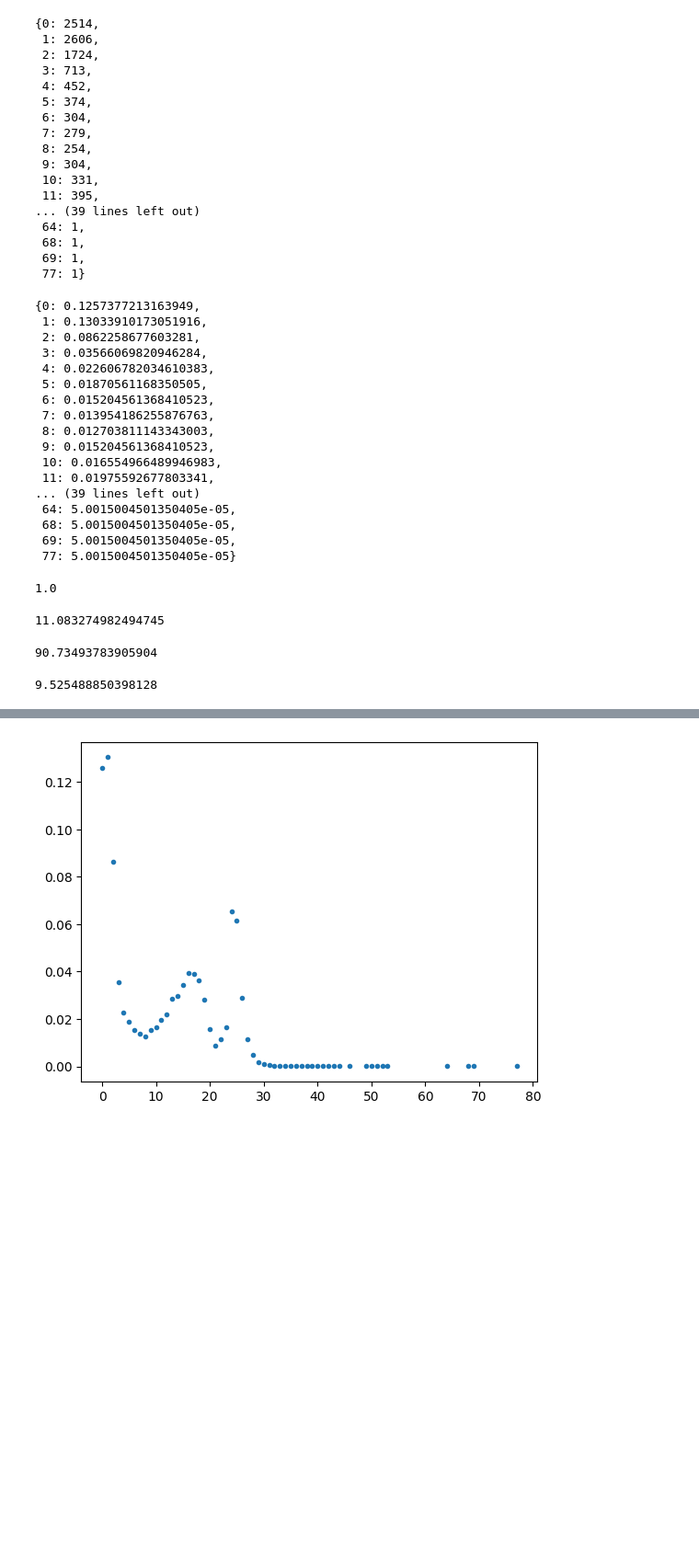
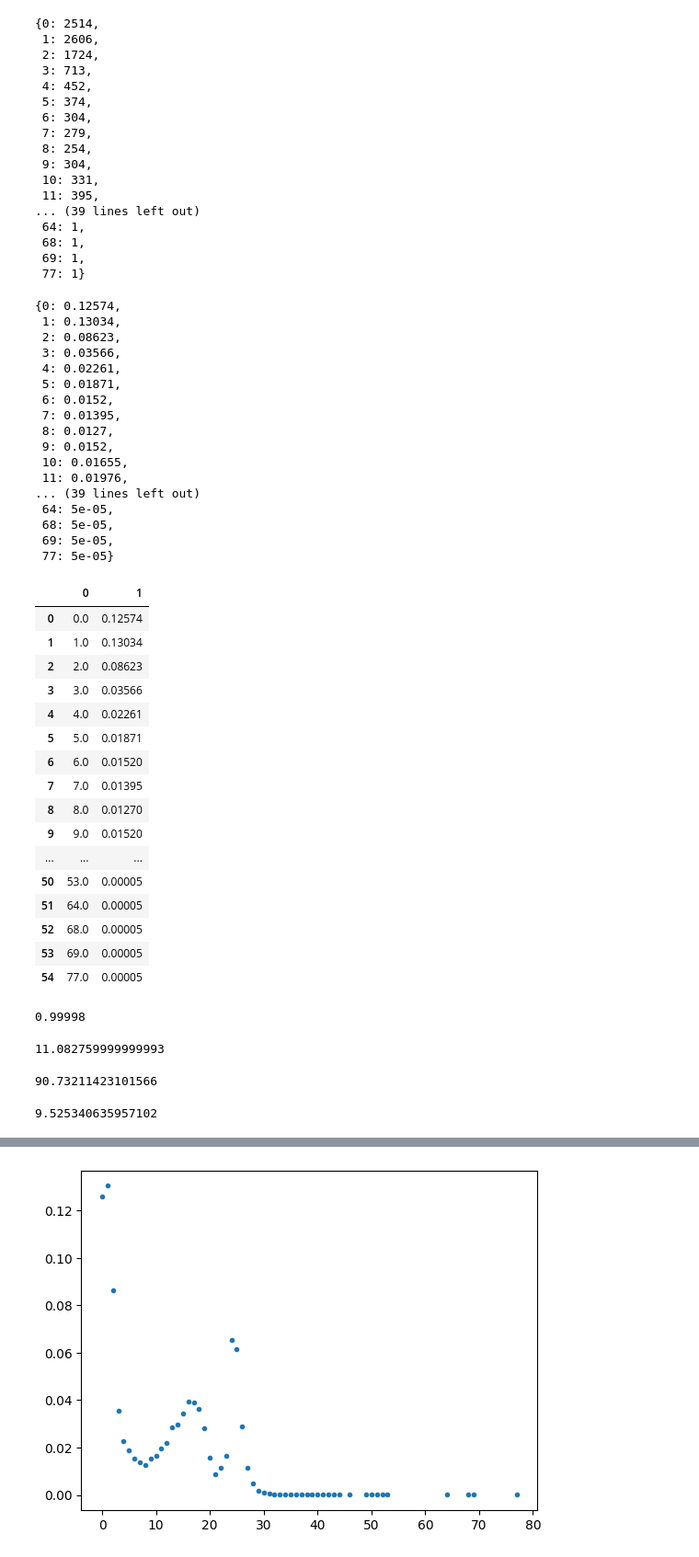
Before and after one commit to DomSamangy/NBA_Shots_04_24, a Jupyter notebook: main.ipynb, the cells around one changed output, grey strips where cells are left out. Shown: that part at 92% size. Cells and saved outputs as stored; diff of their text form; code cells hidden in the pictures; blank space fills up the shorter version.

Commit message:
distribution dict to csv

```diff
--- a/main.ipynb
+++ b/main.ipynb
@@ -80,48 +81,72 @@ fga = len(westbrook['SHOT_DISTANCE'])
 distance_probability = distance.copy()
 for key, value in distance_probability.items():
     # do something with value
-    distance_probability[key] = distance[key]/fga
+    distance_probability[key] = round(distance[key]/fga, 5)
 distance_probability
 # %% [output]
-{0: 0.1257377213163949,
- 1: 0.13033910173051916,
- 2: 0.0862258677603281,
- 3: 0.03566069820946284,
- 4: 0.022606782034610383,
- 5: 0.01870561168350505,
- 6: 0.015204561368410523,
- 7: 0.013954186255876763,
- 8: 0.012703811143343003,
- 9: 0.015204561368410523,
- 10: 0.016554966489946983,
- 11: 0.01975592677803341,
+{0: 0.12574,
+ 1: 0.13034,
+ 2: 0.08623,
+ 3: 0.03566,
+ 4: 0.02261,
+ 5: 0.01871,
+ 6: 0.0152,
+ 7: 0.01395,
+ 8: 0.0127,
+ 9: 0.0152,
+ 10: 0.01655,
+ 11: 0.01976,
 ... (39 lines left out)
- 64: 5.0015004501350405e-05,
- 68: 5.0015004501350405e-05,
- 69: 5.0015004501350405e-05,
- 77: 5.0015004501350405e-05}
+ 64: 5e-05,
+ 68: 5e-05,
+ 69: 5e-05,
+ 77: 5e-05}
+# %%
+distribution_df = pd.DataFrame([distance_probability.keys(), distance_probability.values()])
+distribution_df = distribution_df.T
+header_list = ['X', 'P(X)']
+distribution_df.to_csv('distribution.csv', index=False, header=header_list)
+distribution_df
+# %% [output]
+|  | 0 | 1 |
+| 0 | 0.0 | 0.12574 |
+| 1 | 1.0 | 0.13034 |
+| 2 | 2.0 | 0.08623 |
+| 3 | 3.0 | 0.03566 |
+| 4 | 4.0 | 0.02261 |
+| 5 | 5.0 | 0.01871 |
+| 6 | 6.0 | 0.01520 |
+| 7 | 7.0 | 0.01395 |
+| 8 | 8.0 | 0.01270 |
+| 9 | 9.0 | 0.01520 |
+| ... | ... | ... |
+| 50 | 53.0 | 0.00005 |
+| 51 | 64.0 | 0.00005 |
+| 52 | 68.0 | 0.00005 |
+| 53 | 69.0 | 0.00005 |
+| 54 | 77.0 | 0.00005 |
 # %%
 tmp = list(distance_probability.values())
 sum(tmp)
 # %% [output]
-1.0
+0.99998
 # %%
 distance_object_to_discover = DiscreteCharacteristics(list(distance_probability.keys()), list(distance_probability.values()))
 # %%
 expectancy = distance_object_to_discover.math_expectancy(distance_object_to_discover.value)
 expectancy
 # %% [output]
-11.083274982494745
+11.082759999999993
 # %%
 dispersion = distance_object_to_discover.central_moment(2)
 dispersion
 # %% [output]
-90.73493783905904
+90.73211423101566
 # %%
 std = distance_object_to_discover.standard_deviation()
 std
 # %% [output]
-9.525488850398128
+9.525340635957102
 # %%
 mgf = distance_object_to_discover.moment_generating_function()
 mgf
```
Also changed, not shown: parts of 7 cells of this notebook.
